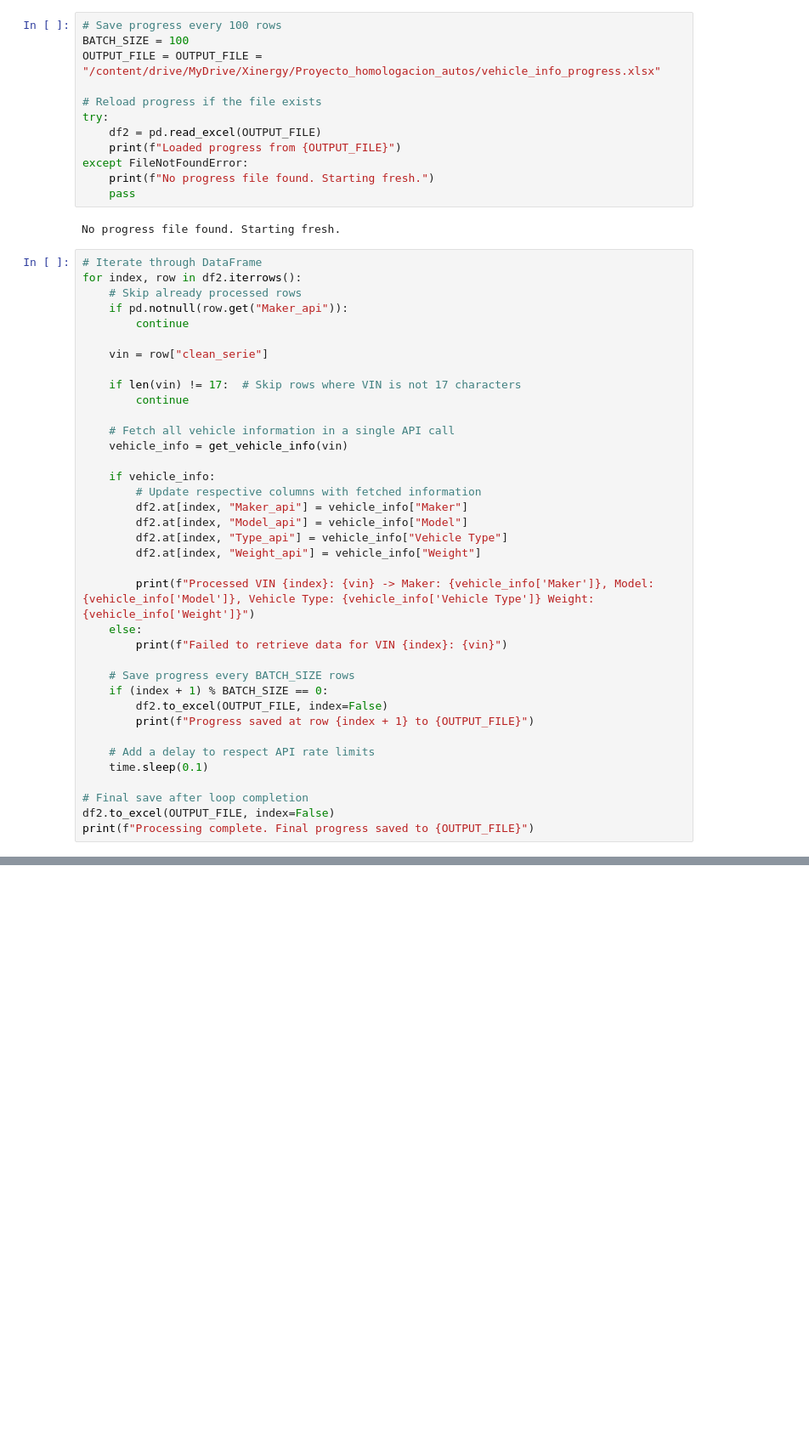
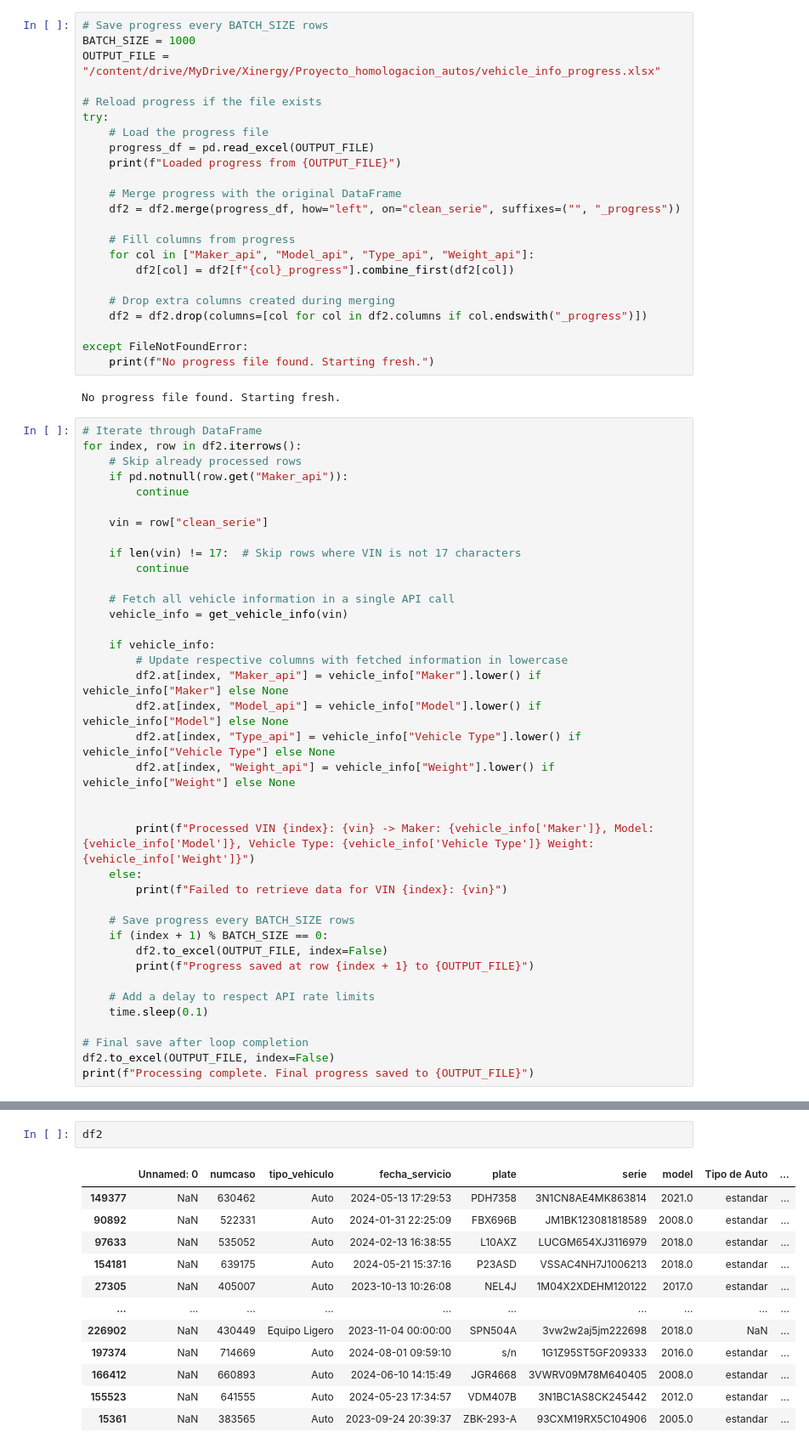
Before and after one commit to jmcaussade/Homologaci-n-Car-Makers, a Jupyter notebook: NHTSA_API.ipynb, the cells around one changed output, grey strips where cells are left out. Shown: that part at 85% size. Cells and saved outputs as stored; diff of their text form; blank space fills up the shorter version.

```diff
--- a/NHTSA_API.ipynb
+++ b/NHTSA_API.ipynb
@@ -137,17 +140,28 @@ def get_vehicle_info(vin):
         print(f"Error for VIN {vin}: {e}")
         return None
 # %%
-# Save progress every 100 rows
-BATCH_SIZE = 100
-OUTPUT_FILE = OUTPUT_FILE = "/content/drive/MyDrive/Xinergy/Proyecto_homologacion_autos/vehicle_info_progress.xlsx"
+# Save progress every BATCH_SIZE rows
+BATCH_SIZE = 1000
+OUTPUT_FILE = "/content/drive/MyDrive/Xinergy/Proyecto_homologacion_autos/vehicle_info_progress.xlsx"
 
 # Reload progress if the file exists
 try:
-    df2 = pd.read_excel(OUTPUT_FILE)
+    # Load the progress file
+    progress_df = pd.read_excel(OUTPUT_FILE)
     print(f"Loaded progress from {OUTPUT_FILE}")
+
+    # Merge progress with the original DataFrame
+    df2 = df2.merge(progress_df, how="left", on="clean_serie", suffixes=("", "_progress"))
+
+    # Fill columns from progress
+    for col in ["Maker_api", "Model_api", "Type_api", "Weight_api"]:
+        df2[col] = df2[f"{col}_progress"].combine_first(df2[col])
+
+    # Drop extra columns created during merging
+    df2 = df2.drop(columns=[col for col in df2.columns if col.endswith("_progress")])
+
 except FileNotFoundError:
     print(f"No progress file found. Starting fresh.")
-    pass
 # %% [output]
 No progress file found. Starting fresh.
 # %%
@@ -166,11 +180,12 @@ for index, row in df2.iterrows():
     vehicle_info = get_vehicle_info(vin)
 
     if vehicle_info:
-        # Update respective columns with fetched information
-        df2.at[index, "Maker_api"] = vehicle_info["Maker"]
-        df2.at[index, "Model_api"] = vehicle_info["Model"]
-        df2.at[index, "Type_api"] = vehicle_info["Vehicle Type"]
-        df2.at[index, "Weight_api"] = vehicle_info["Weight"]
+        # Update respective columns with fetched information in lowercase
+        df2.at[index, "Maker_api"] = vehicle_info["Maker"].lower() if vehicle_info["Maker"] else None
+        df2.at[index, "Model_api"] = vehicle_info["Model"].lower() if vehicle_info["Model"] else None
+        df2.at[index, "Type_api"] = vehicle_info["Vehicle Type"].lower() if vehicle_info["Vehicle Type"] else None
+        df2.at[index, "Weight_api"] = vehicle_info["Weight"].lower() if vehicle_info["Weight"] else None
+
 
         print(f"Processed VIN {index}: {vin} -> Maker: {vehicle_info['Maker']}, Model: {vehicle_info['Model']}, Vehicle Type: {vehicle_info['Vehicle Type']} Weight: {vehicle_info['Weight']}")
     else:
@@ -212,0 +223,15 @@ Sample test results saved to sample_test_results.xlsx
+# %%
+df2
+# %% [output]
+|  | Unnamed: 0 | numcaso | tipo_vehiculo | fecha_servicio | plate | serie | model | Tipo de Auto | ... |
+| 149377 | NaN | 630462 | Auto | 2024-05-13 17:29:53 | PDH7358 | 3N1CN8AE4MK863814 | 2021.0 | estandar | ... |
+| 90892 | NaN | 522331 | Auto | 2024-01-31 22:25:09 | FBX696B | JM1BK123081818589 | 2008.0 | estandar | ... |
+| 97633 | NaN | 535052 | Auto | 2024-02-13 16:38:55 | L10AXZ | LUCGM654XJ3116979 | 2018.0 | estandar | ... |
+| 154181 | NaN | 639175 | Auto | 2024-05-21 15:37:16 | P23ASD | VSSAC4NH7J1006213 | 2018.0 | estandar | ... |
+| 27305 | NaN | 405007 | Auto | 2023-10-13 10:26:08 | NEL4J | 1M04X2XDEHM120122 | 2017.0 | estandar | ... |
+| ... | ... | ... | ... | ... | ... | ... | ... | ... | ... |
+| 226902 | NaN | 430449 | Equipo Ligero | 2023-11-04 00:00:00 | SPN504A | 3vw2w2aj5jm222698 | 2018.0 | NaN | ... |
+| 197374 | NaN | 714669 | Auto | 2024-08-01 09:59:10 | s/n | 1G1Z95ST5GF209333 | 2016.0 | estandar | ... |
+| 166412 | NaN | 660893 | Auto | 2024-06-10 14:15:49 | JGR4668 | 3VWRV09M78M640405 | 2008.0 | estandar | ... |
+| 155523 | NaN | 641555 | Auto | 2024-05-23 17:34:57 | VDM407B | 3N1BC1AS8CK245442 | 2012.0 | estandar | ... |
+| 15361 | NaN | 383565 | Auto | 2023-09-24 20:39:37 | ZBK-293-A | 93CXM19RX5C104906 | 2005.0 | estandar | ... |
```
Also changed, not shown: parts of 17 cells of this notebook.
